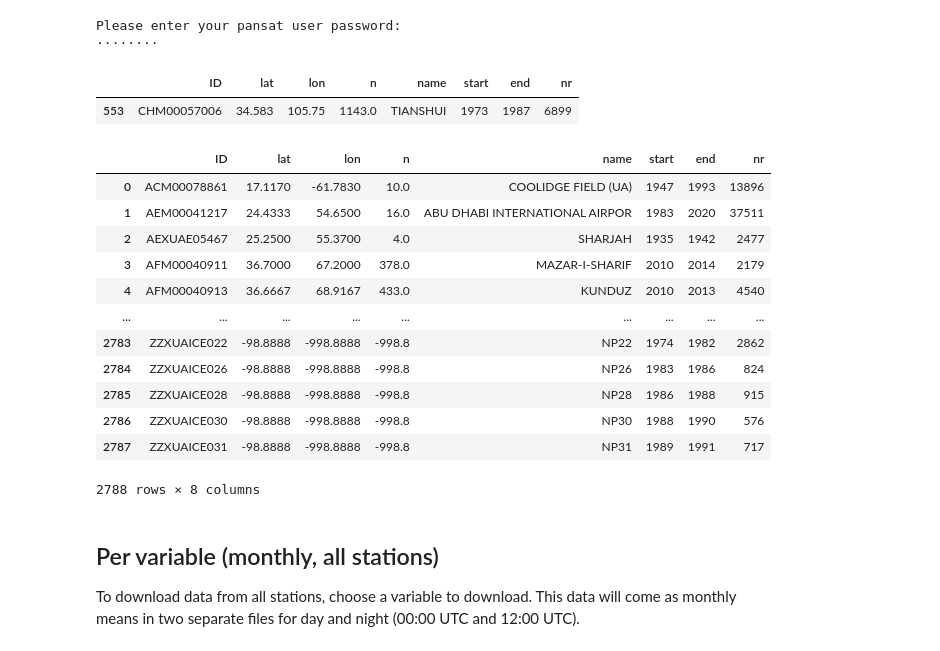
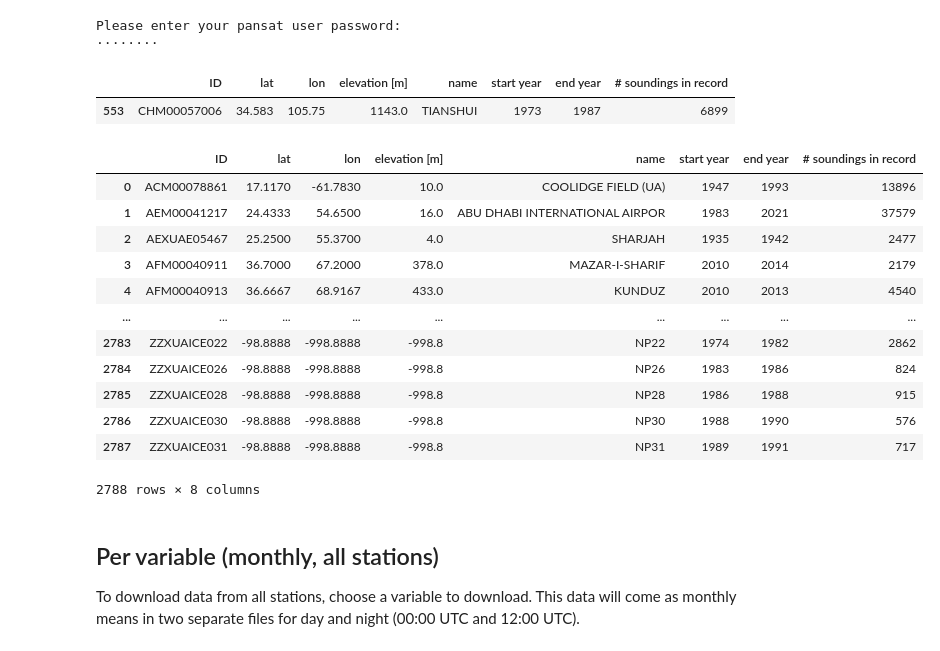
Before and after one commit to SEE-GEO/pansat, a Jupyter notebook: notebooks/products/igra.ipynb, the cells around one changed output. Cells and saved outputs as stored; diff of their text form; code cells hidden in the pictures.

Commit message:
fixed download issue in IGRA notebook

```diff
--- a/notebooks/products/igra.ipynb
+++ b/notebooks/products/igra.ipynb
@@ -11,7 +11,7 @@ from pansat.products.stations import igra
 For the download for a specific station, select the station name or look for the closest station to a location[lat,lon].
 # %%
 # create product instance for station location (finds closest station to [lat,lon])
-radiosounding = igra.IGRASoundings(station=[35,105])
+radiosounding = igra.IGRASoundings(location=[35,105])
 # %% [output]
 Please enter your pansat user password:
 ········
@@ -19,15 +19,15 @@ Please enter your pansat user password:
 # have a look at the meta data from the station
 radiosounding.station
 # %% [output]
-|  | ID | lat | lon | n | name | start | end | nr |
+|  | ID | lat | lon | elevation [m] | name | start year | end year | # soundings in record |
 | 553 | CHM00057006 | 34.583 | 105.75 | 1143.0 | TIANSHUI | 1973 | 1987 | 6899 |
 # %%
 # have a look at the meta data from all stations
-radiosounding.locs
+radiosounding.locations
 # %% [output]
-|  | ID | lat | lon | n | name | start | end | nr |
+|  | ID | lat | lon | elevation [m] | name | start year | end year | # soundings in record |
 | 0 | ACM00078861 | 17.1170 | -61.7830 | 10.0 | COOLIDGE FIELD (UA) | 1947 | 1993 | 13896 |
-| 1 | AEM00041217 | 24.4333 | 54.6500 | 16.0 | ABU DHABI INTERNATIONAL AIRPOR | 1983 | 2020 | 37511 |
+| 1 | AEM00041217 | 24.4333 | 54.6500 | 16.0 | ABU DHABI INTERNATIONAL AIRPOR | 1983 | 2021 | 37579 |
 | 2 | AEXUAE05467 | 25.2500 | 55.3700 | 4.0 | SHARJAH | 1935 | 1942 | 2477 |
 | 3 | AFM00040911 | 36.7000 | 67.2000 | 378.0 | MAZAR-I-SHARIF | 2010 | 2014 | 2179 |
 | 4 | AFM00040913 | 36.6667 | 68.9167 | 433.0 | KUNDUZ | 2010 | 2013 | 4540 |
```
Also changed, not shown: parts of 3 cells of this notebook, 3 other files.
